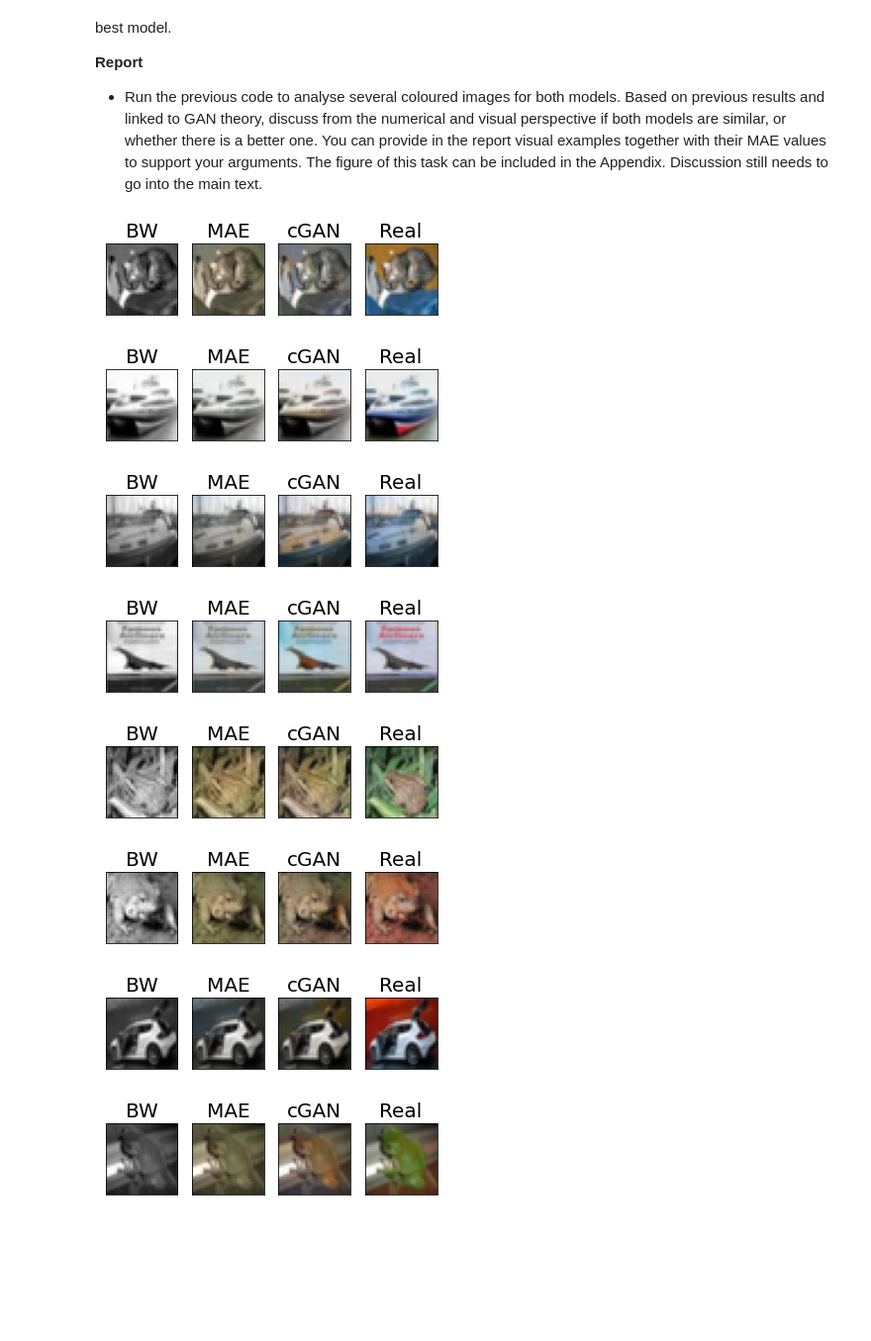
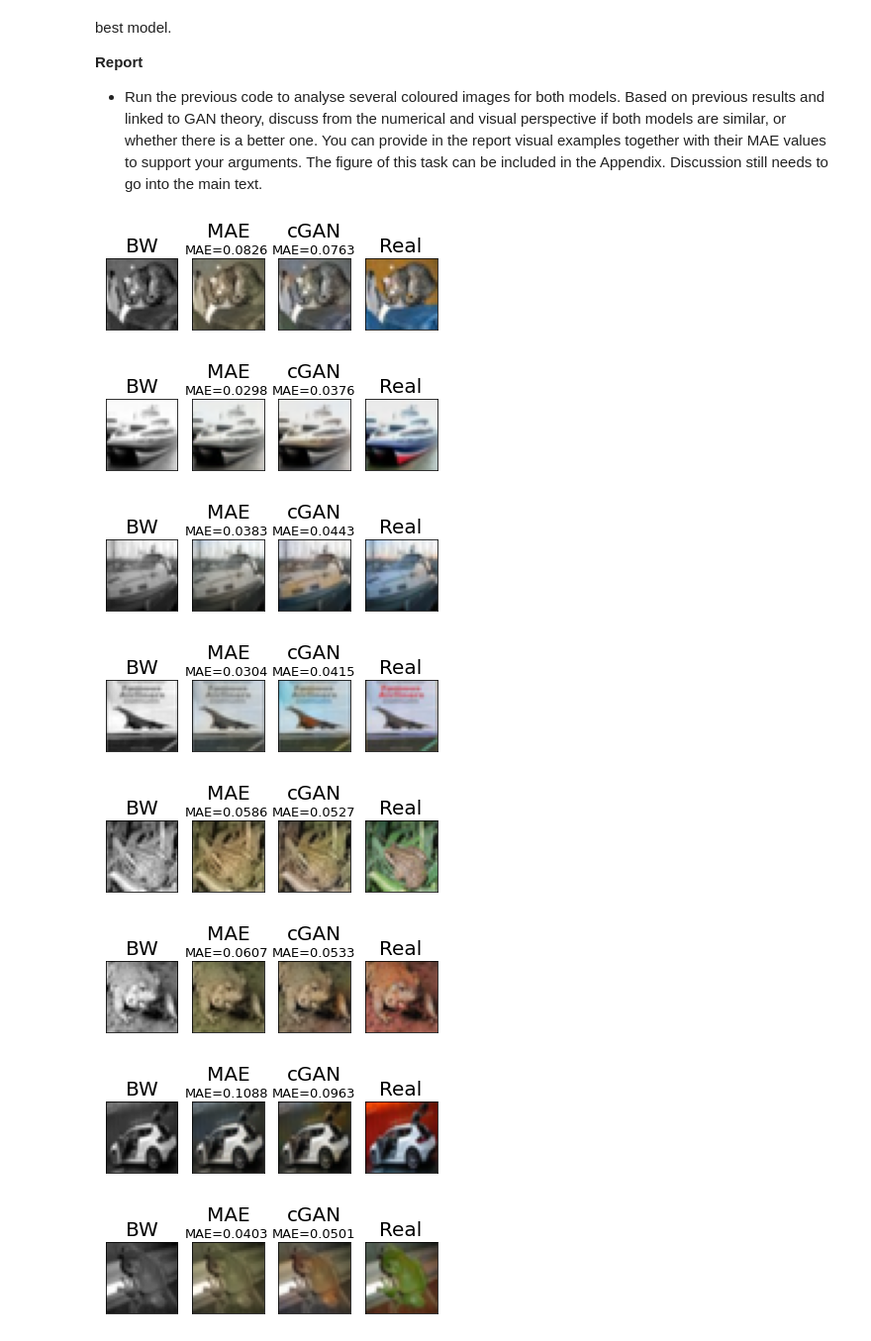
Before and after one commit to rachung2510/deep-learning-course, a Jupyter notebook: 07_VAE_GAN.ipynb, the cells around one changed output. Shown at 99% size. Saved outputs shown, nothing was run; the diff lists cells and outputs as text; code cells hidden in the pictures; blank space fills up the shorter version.

```diff
--- a/07_VAE_GAN.ipynb
+++ b/07_VAE_GAN.ipynb
@@ -1669,20 +1653,22 @@ def showColored_two_models_Ims(imB, fake_imA_MAE, fake_imA_cGAN, real_imA):
 # %%
 for i in range(10):
     # Load test example
     [imgs_A, imgs_B] = next(iterator)
 
     # Generate predictions for both models
     fake_A_cGAN = generator_cGAN.predict(imgs_B)
     fake_A_MAE = generator_mae.predict(imgs_B)
+    _, mae_cGAN = generator_cGAN.evaluate(imgs_B, imgs_A, verbose=False)
+    _, mae_MAE = generator_mae.evaluate(imgs_B, imgs_A, verbose=False)
 
     # Plot all images
-    showColored_two_models_Ims(imgs_B, fake_A_MAE, fake_A_cGAN, imgs_A)
+    showColored_two_models_Ims(imgs_B, fake_A_MAE, fake_A_cGAN, imgs_A, mae_MAE, mae_cGAN)
 # %% [output]
-[figure, old version]
+[figure, new version]
-[figure, old version]
+[figure, new version]
-[figure, old version]
+[figure, new version]
-[figure, old version]
+[figure, new version]
-[figure, old version]
+[figure, new version]
-[figure, old version]
+[figure, new version]
-[figure, old version]
+[figure, new version]
-[figure, old version]
+[figure, new version]
```
Also changed, not shown: parts of 5 cells of this notebook.
